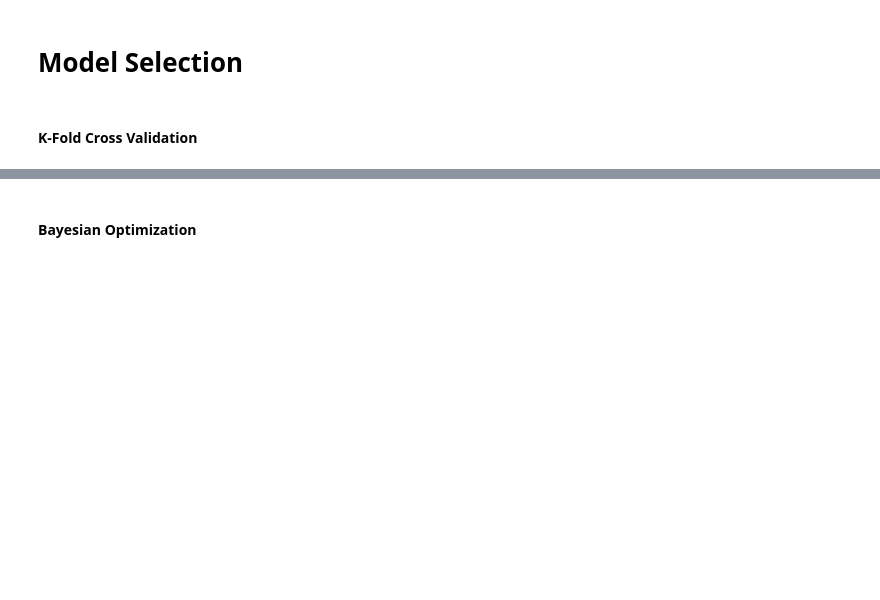
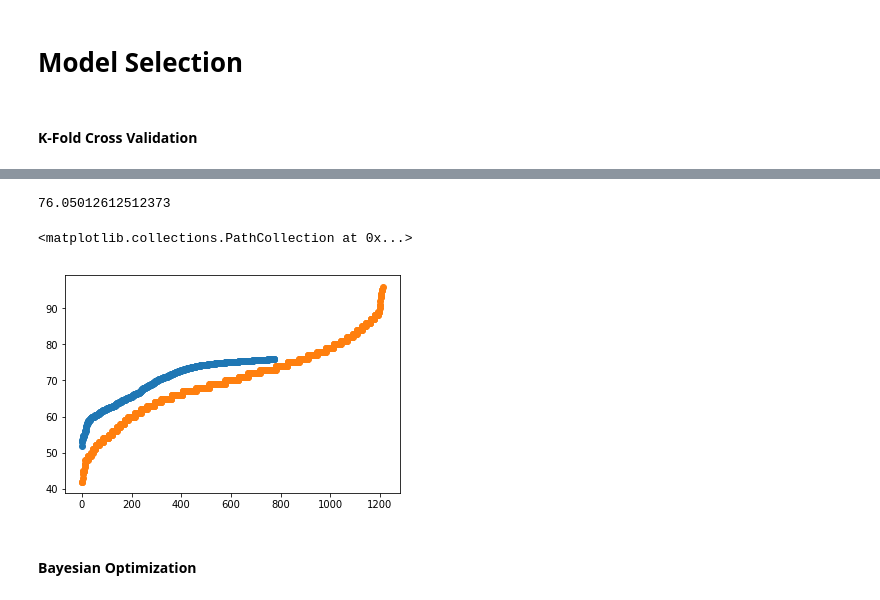
Before and after one commit to alexus37/AML-18, a Jupyter notebook: task1/pipeline_nku.ipynb, the cells around one changed output, grey strips where cells are left out. Drawn from its saved outputs; the diff is of its cells as text; code cells hidden in the pictures; blank space fills up the shorter version.

```diff
--- a/task1/pipeline_nku.ipynb
+++ b/task1/pipeline_nku.ipynb
@@ -175,11 +130,20 @@ Selected Features:
 # Model Selection
 # %% [markdown]
 #### K-Fold Cross Validation
+# %%
+selected_feature_cols = ['x0', 'x42', 'x80', 'x82', 'x89', 'x94', 'x96', 'x120', 'x137', 'x178', 'x185',
+ 'x186', 'x192', 'x224', 'x234', 'x237', 'x264', 'x273', 'x280', 'x291', 'x300',
+ 'x309', 'x320', 'x328', 'x331', 'x333', 'x340', 'x349', 'x391', 'x400', 'x424',
+ 'x426', 'x449', 'x450', 'x470', 'x479', 'x499', 'x520', 'x529', 'x536', 'x547',
+ 'x555', 'x559', 'x604', 'x618', 'x644', 'x651', 'x658', 'x664', 'x673', 'x685',
+ 'x686', 'x687', 'x722', 'x730', 'x739', 'x743', 'x746', 'x751', 'x800', 'x810',
+ 'x871', 'x882']
 # %%
+k = 20
+
 X_sel_incomplete= train_data[selected_feature_cols].values
 X_sel =  KNN(k=k).fit_transform(X_sel_incomplete)
 X_sel = RobustScaler(quantile_range=(10, 90)).fit_transform(X_sel)
-
 y_sel = train_data["y"].values
 
 
@@ -225,0 +190,9 @@ Validation score did not improve more than tol=0.000000 for two consecutive epoc
+# %%
+X_test_sel_incomplete= test_data[selected_feature_cols].values
+X_test_sel =  KNN(k=k).fit_transform(X_test_sel_incomplete)
+X_test_sel = RobustScaler(quantile_range=(5, 95)).fit_transform(X_test_sel)
+
+
+y_pred = estimator.predict(X_test_sel)
+
+print(y_pred)
@@ -226,3 +217,16 @@ Validation score did not improve more than tol=0.000000 for two consecutive epoc
+# %%
+print(max(y_pred))
+
+x = range(len(y_pred))
+plt.scatter(x, np.sort(y_pred))
+
+temp = train_data.sort_values(by=['y']).reset_index(drop=True)
+x = range(len(temp["y"]))
+plt.scatter(x, temp["y"])
+# %% [output]
+76.05012612512373
+<matplotlib.collections.PathCollection at 0x...>
+[figure, added]
 # %%
 X_sel_incomplete= train_data[selected_feature_cols].values
 
```
Also changed, not shown: parts of 9 cells of this notebook.
